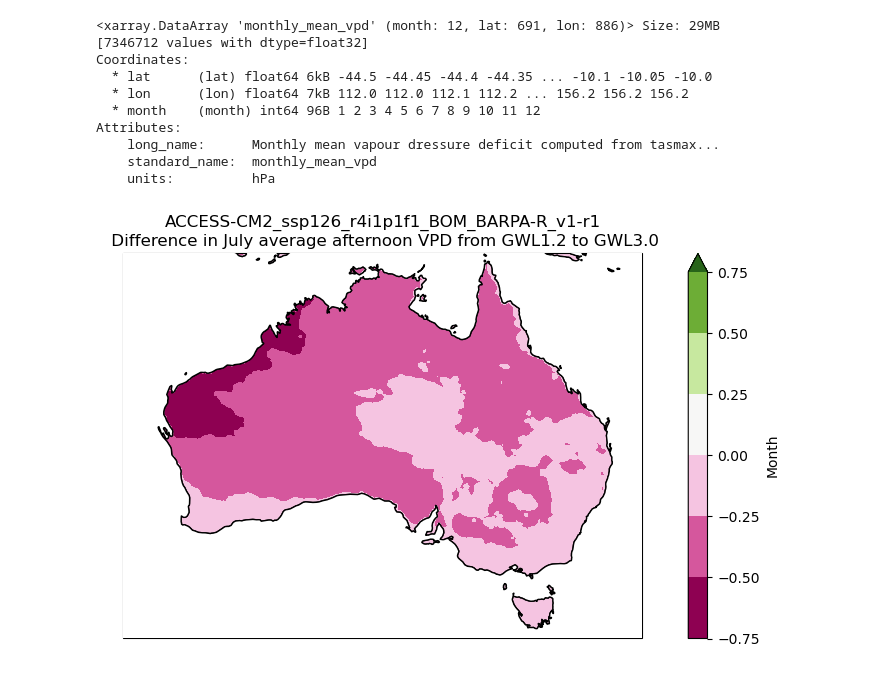
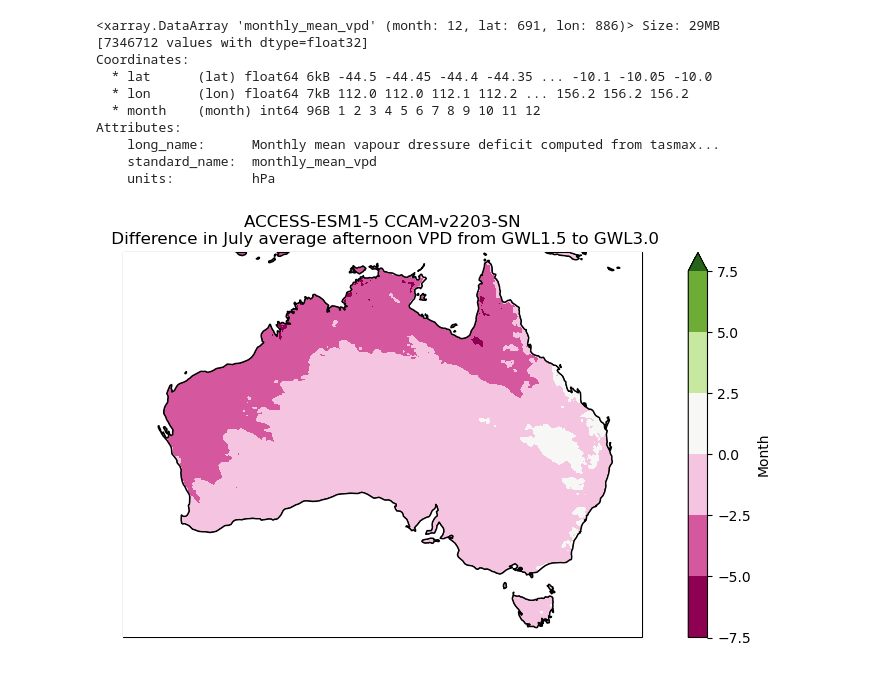
Before and after one commit to nb-bom/VPD, a Jupyter notebook: testing vpd files.ipynb, the cells around one changed output. Saved outputs shown, nothing was run; the diff lists cells and outputs as text; code cells hidden in the pictures.

Commit message:
updated code and plotting

```diff
--- a/testing vpd files.ipynb
+++ b/testing vpd files.ipynb
@@ -66,30 +127,45 @@ Attributes:
     standard_name:  monthly_mean_vpd
     units:          hPa
 # %%
-gwl30_mean_vpr_data = xr.open_dataset("/g/data/ia39/ncra/bushfire/vpd/monthly_mean/gwl3.0_monthly_mean_vpd_ACCESS-ESM1-5_ssp370_r6i1p1f1.nc")['monthly_mean_vpd']
-gwl20_mean_vpr_data = xr.open_dataset("/g/data/ia39/ncra/bushfire/vpd/monthly_mean/gwl2.0_monthly_mean_vpd_ACCESS-ESM1-5_ssp370_r6i1p1f1.nc")['monthly_mean_vpd']
-gwl15_mean_vpr_data = xr.open_dataset("/g/data/ia39/ncra/bushfire/vpd/monthly_mean/gwl1.5_monthly_mean_vpd_ACCESS-ESM1-5_ssp370_r6i1p1f1.nc")['monthly_mean_vpd']
-gwl12_mean_vpr_data = xr.open_dataset("/g/data/ia39/ncra/bushfire/vpd/monthly_mean/gwl1.2_monthly_mean_vpd_ACCESS-ESM1-5_ssp370_r6i1p1f1.nc")['monthly_mean_vpd']
+AGENCY = 'CSIRO'
+RCM = 'CCAM-v2203-SN'
+
+#AGENCY = 'BOM'
+#RCM = 'BARPA-R'
+
+GCM = 'ACCESS-ESM1-5'
+ensemble = 'r6i1p1f1' #Done
+pathway = 'ssp370'
+
+file30_name = '/g/data/ia39/ncra/bushfire/vpd/monthly_mean/gwl3.0_monthly_mean_vpd_' + GCM + '_' + RCM + '_' + pathway + '_' + ensemble + '.nc'
+file20_name = '/g/data/ia39/ncra/bushfire/vpd/monthly_mean/gwl2.0_monthly_mean_vpd_' + GCM + '_' + RCM + '_' + pathway + '_' + ensemble + '.nc'
+file15_name = '/g/data/ia39/ncra/bushfire/vpd/monthly_mean/gwl1.5_monthly_mean_vpd_' + GCM + '_' + RCM + '_' + pathway + '_' + ensemble + '.nc'
+file12_name = '/g/data/ia39/ncra/bushfire/vpd/monthly_mean/gwl1.2_monthly_mean_vpd_' + GCM + '_' + RCM + '_' + pathway + '_' + ensemble + '.nc'
+
+gwl30_mean_vpr_data = xr.open_dataset(file30_name)['monthly_mean_vpd']
+gwl20_mean_vpr_data = xr.open_dataset(file20_name)['monthly_mean_vpd']
+gwl15_mean_vpr_data = xr.open_dataset(file15_name)['monthly_mean_vpd']
+gwl12_mean_vpr_data = xr.open_dataset(file12_name)['monthly_mean_vpd']
 # %%
 months = ['January', 'February', 'March', 'April', 'May', 'June', 'July', 'August', 'September', 'October', 'November', 'December']
 m = 6
 
 fig = plt.figure(figsize=[12,5])
 ax = fig.add_subplot(111, projection=ccrs.PlateCarree(central_longitude=180))
 
-(gwl12_mean_vpr_data[m] - gwl30_mean_vpr_data[m]).plot.contourf(ax=ax,
+(gwl15_mean_vpr_data[m] - gwl30_mean_vpr_data[m]).plot.contourf(ax=ax,
                   extend='max',
                   transform=ccrs.PlateCarree(),
                   cbar_kwargs={'label': 'Month'},
                   cmap='PiYG'
                   )
 
 month = months[m]
 ax.coastlines()
 ax.add_feature(cart.feature.OCEAN, zorder=100, edgecolor='black', facecolor='white')
-title = 'ACCESS-CM2_ssp126_r4i1p1f1_BOM_BARPA-R_v1-r1\n Difference in %s average afternoon VPD from GWL1.2 to GWL3.0' %month
+title = '%s %s\n Difference in %s average afternoon VPD from GWL1.5 to GWL3.0' %(GCM, RCM, month)
 ax.set_title(title)
 
 plt.show()
 # %% [output]
-[figure, old version]
+[figure, new version]
```
Also changed, not shown: parts of 17 cells of this notebook, 1 other file.
